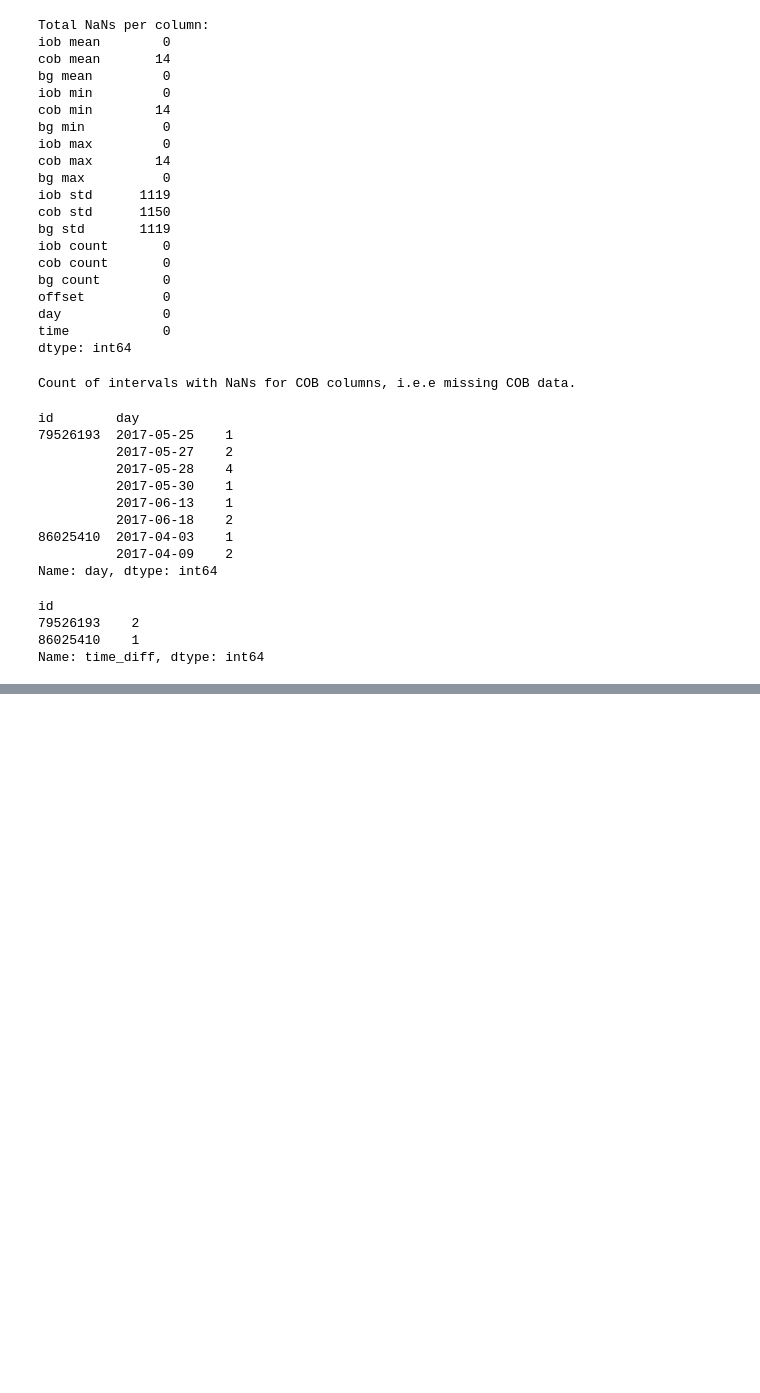
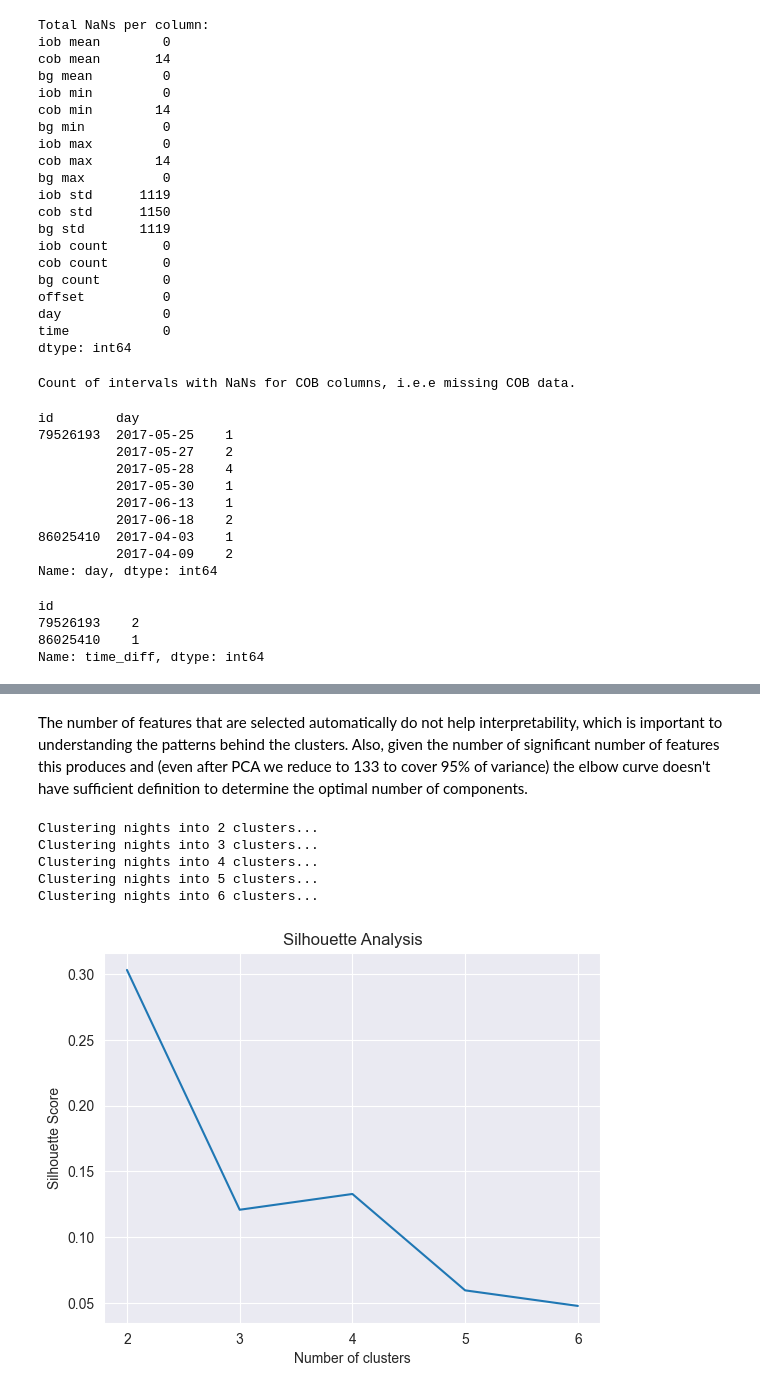
Before and after one commit to rdbrist/masters_project, a Jupyter notebook: notebooks/2.01-rd-creating-feature-extraction-night-analyser.ipynb, the cells around one changed output, grey strips where cells are left out. Saved outputs shown, nothing was run; the diff lists cells and outputs as text; code cells hidden in the pictures; blank space fills up the shorter version.

```diff
--- a/notebooks/2.01-rd-creating-feature-extraction-night-analyser.ipynb
+++ b/notebooks/2.01-rd-creating-feature-extraction-night-analyser.ipynb
@@ -418,0 +148,12 @@ for cluster_id, sequences in hmm_data.items():
+# %% [markdown]
+The number of features that are selected automatically do not help interpretability, which is important to understanding the patterns behind the clusters. Also, given the number of significant number of features this produces and (even after PCA we reduce to 133 to cover 95% of variance) the elbow curve doesn't have sufficient definition to determine the optimal number of components.
+# %%
+cluster_range = range(2,7)
+silhouette_scores = analyser.silhouette_analysis(cluster_range)
+# %% [output]
+Clustering nights into 2 clusters...
+Clustering nights into 3 clusters...
+Clustering nights into 4 clusters...
+Clustering nights into 5 clusters...
+Clustering nights into 6 clusters...
+[figure, added]
```
Also changed, not shown: parts of 21 cells of this notebook, 2 other files.
